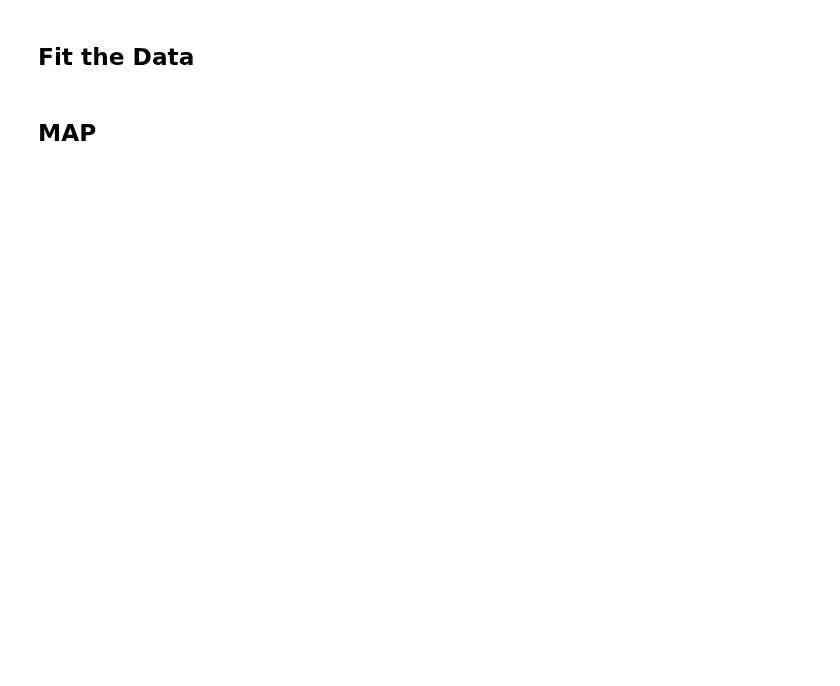
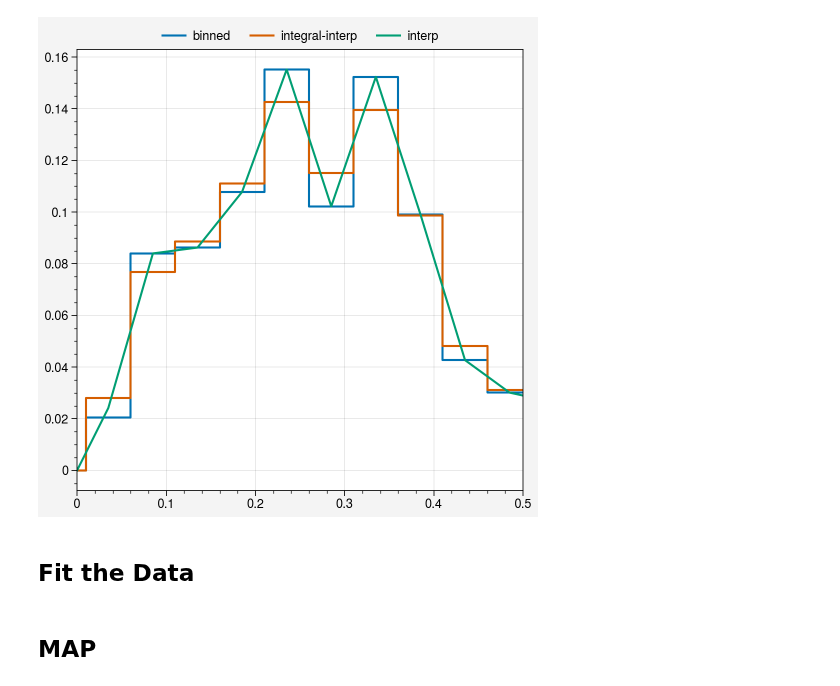
Before and after one commit to beckermr/des-y6-analysis, a Jupyter notebook: 2024_10_21_fgmodels/v1/des-y6-nz-fits-full-model-tomo.ipynb, the cells around one changed output. Saved outputs shown, nothing was run; the diff lists cells and outputs as text; code cells hidden in the pictures; blank space fills up the shorter version.

```diff
--- a/2024_10_21_fgmodels/v1/des-y6-nz-fits-full-model-tomo.ipynb
+++ b/2024_10_21_fgmodels/v1/des-y6-nz-fits-full-model-tomo.ipynb
@@ -29,14 +20,0 @@ with h5py.File("N_gamma_alpha_v1.hdf5") as d:
-# %%
-from mstudt4 import fit_nz_data_for_template_params, mstudt_nrm
-
-params = fit_nz_data_for_template_params(z, nzs)
-
-fig, axs = uplt.subplots(figsize=(4, 4))
-
-for i, col in enumerate(["black", "blue", "red", "purple"]):
-    popt = params[i]
-    axs.plot(z, nzs[i], drawstyle="steps", color=col, label=f"bin {i}")
-    axs.plot(z, mstudt_nrm(z, *popt), linestyle="dashed", color=col)
-
-axs.format(xlabel="z", ylabel="n(z) [arbitray norm]")
-axs.legend(loc="ur", frameon=False, ncols=1)
@@ -137,3 +21,29 @@ for bi in range(4):
+# %%
+from des_y6_nz_modeling import nz_binned_to_interp, sompz_integral
+
+nz = data.nzs[0]
+assert np.allclose(np.sum(nz), sompz_integral(nz, 0, 6))
+
+be = data.z - 0.025
+be = np.concatenate([be, [be[-1] + 0.05]])
+be[0] = 0.0
+
+nzi = np.zeros_like(nz)
+for i in range(nz.shape[0]):
+    nzi[i] = sompz_integral(nz, be[i], be[i+1])
+
+
+zlin, nzlin = nz_binned_to_interp(nz)
+
+fig, axs = uplt.subplots(figsize=(5, 5))
+
+axs.plot([0.035-0.05] + data.z.tolist(), [0] + nz.tolist(), drawstyle="steps-mid", label="binned")
+axs.plot([0.035-0.05] + data.z.tolist(), [0] + nzi.tolist(), drawstyle="steps-mid", label="integral-interp")
+axs.plot(zlin, nzlin*0.05, label="interp")
+axs.legend(loc="t", frameon=False)
+axs.format(xlim=(0, 0.5))
+# %% [output]
+[figure, added]
 # %% [markdown]
 ## Fit the Data
 # %%
```
Also changed, not shown: parts of 20 cells of this notebook, 6 other files.
